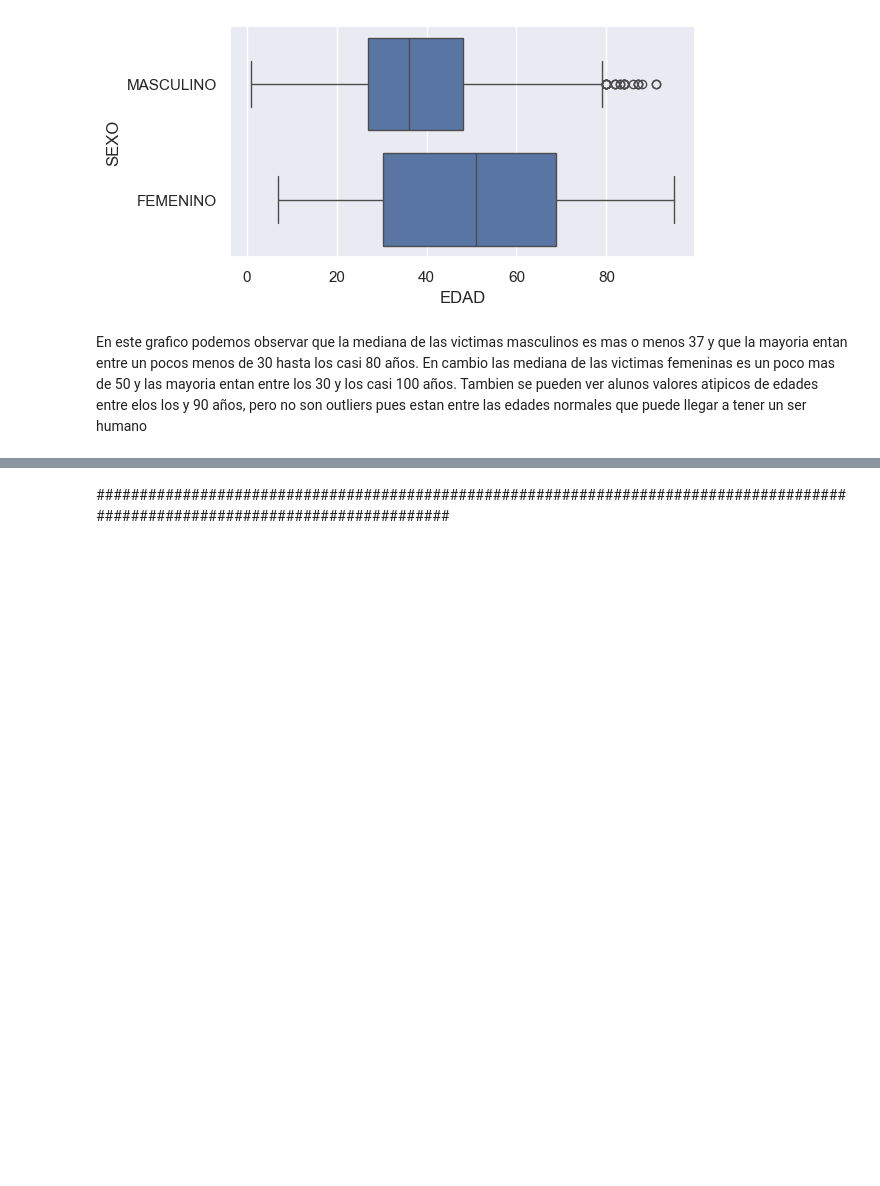
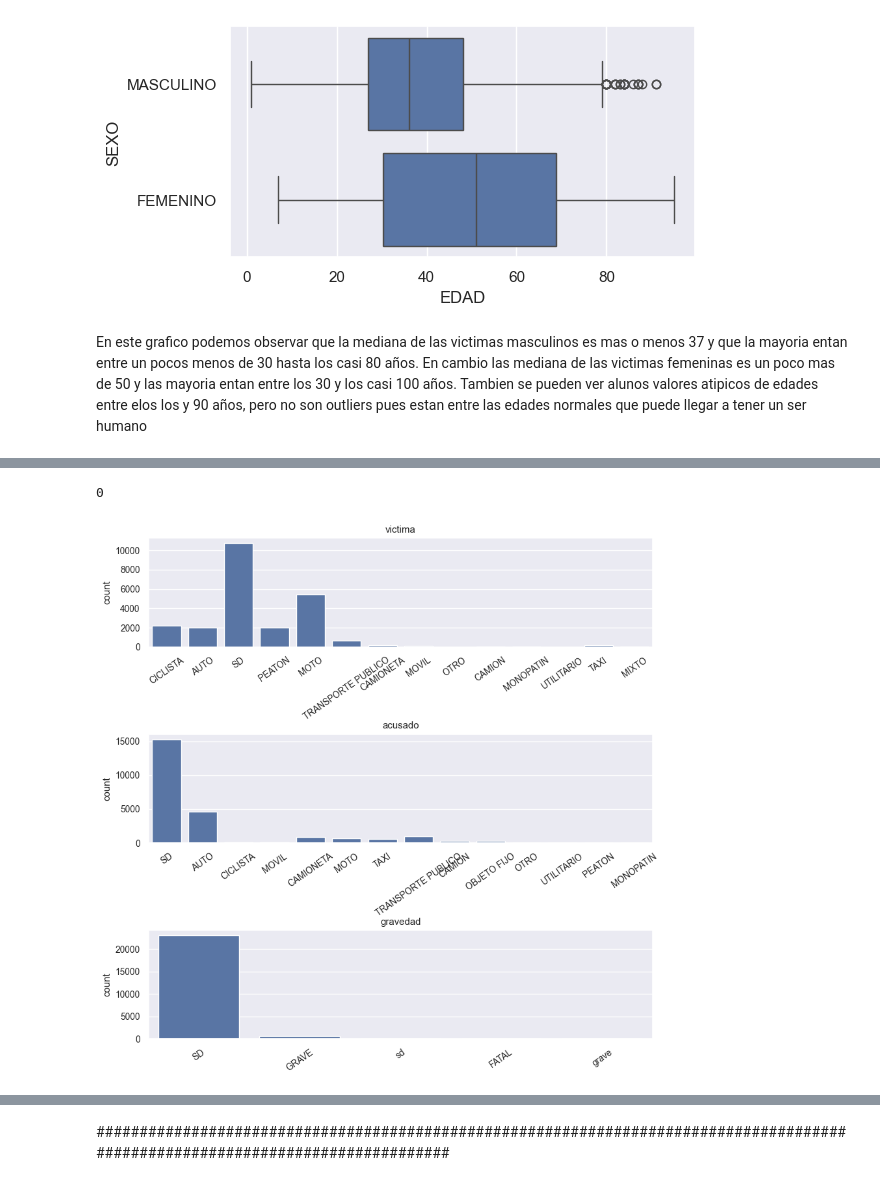
Before and after one commit to nelvinvelazco/henry-PI-SiniestrosViales, a Jupyter notebook: EDA.ipynb, the cells around one changed output, grey strips where cells are left out. Saved outputs shown, nothing was run; the diff lists cells and outputs as text; code cells hidden in the pictures; blank space fills up the shorter version.

```diff
--- a/EDA.ipynb
+++ b/EDA.ipynb
@@ -261,0 +291,3 @@ df_victimas_homicidios[df_victimas_homicidios['EDAD']>80]
+# %%
+# Eliminar columnas innecesarias
+df_hechos_lesiones= df_hechos_lesiones.drop(['otra_direccion','calle','altura','cruce','geocodificacion_CABA','moto','auto','transporte_publico','camion','ciclista'], axis=1)
@@ -261,0 +296,15 @@ df_victimas_homicidios[df_victimas_homicidios['EDAD']>80]
+# %%
+df_hechos_lesiones.duplicated().sum()     # Se cuentan las filas duplicadas
+# %% [output]
+0
+# %%
+columnas= ['victima', 'acusado', 'gravedad']
+fig, ax = plt.subplots(nrows= 3, ncols= 1, figsize= (10,10))
+fig.subplots_adjust(hspace= 0.8)
+for i, col in enumerate(columnas):
+    sns.countplot(data=df_hechos_lesiones, x= col, ax= ax[i])
+    ax[i].set_title(col)
+    ax[i].set_xlabel('')
+    ax[i].set_xticklabels(ax[i].get_xticklabels(),rotation= 35)
+# %% [output]
+[figure, added]
```
Also changed, not shown: parts of 14 cells of this notebook.
